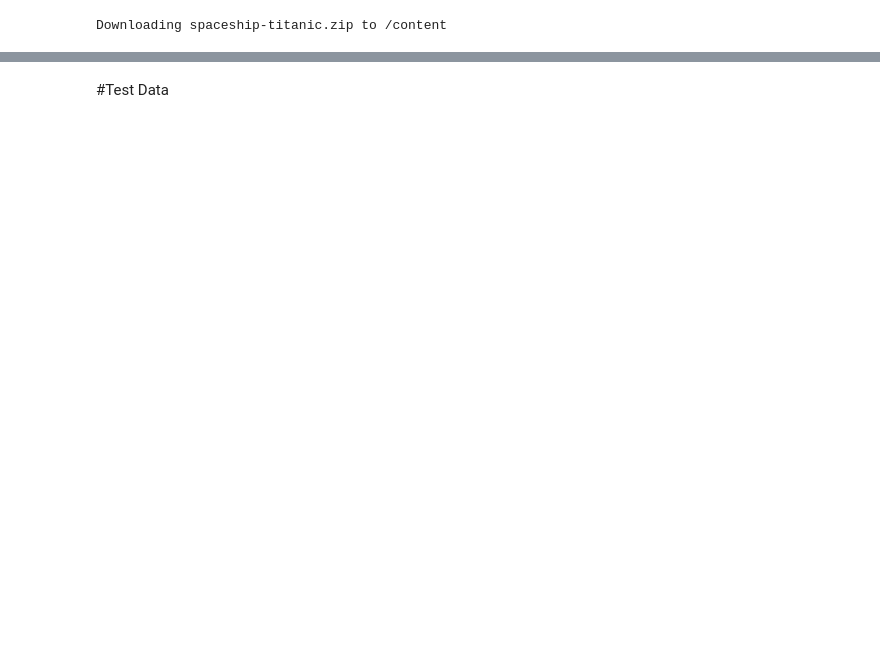
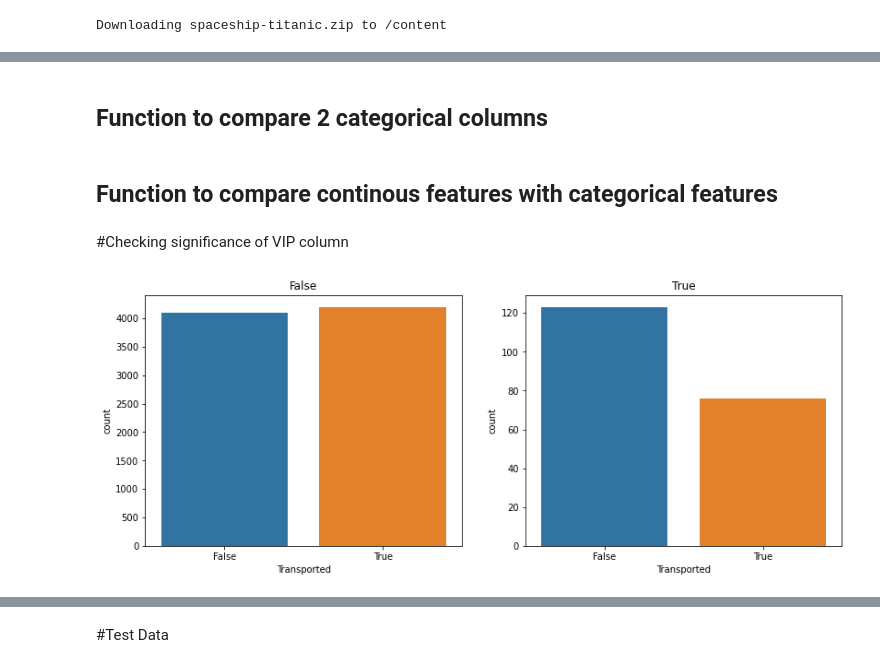
Before and after one commit to yassarmohammed87/SpaceShipTitanic-Kaggle, a Jupyter notebook: Spaceship_Titanic.ipynb, the cells around one changed output, grey strips where cells are left out. Saved outputs shown, nothing was run; the diff lists cells and outputs as text; code cells hidden in the pictures; blank space fills up the shorter version.

```diff
--- a/Spaceship_Titanic.ipynb
+++ b/Spaceship_Titanic.ipynb
@@ -100,0 +166,14 @@ df['Cabin_Num']=cabin_df[1].fillna(0).astype('int')
+# %% [markdown]
+## Function to compare 2 categorical columns
+# %%
+def category_comp_plot(df,by,forCol):
+  col_series=df[by].value_counts().index
+
+  fig, axs = plt.subplots(1, len(col_series), figsize=(12, 5))
+  plt.subplots_adjust(right=1.5)
+  for i,category in enumerate(col_series):
+    plt.subplot(1,len(col_series),i+1)
+    sns.countplot(data=df.loc[df[by]==category],x=forCol)
+    plt.title(category)
+# %% [markdown]
+## Function to compare continous features with categorical features
@@ -100,0 +188,6 @@ df['Cabin_Num']=cabin_df[1].fillna(0).astype('int')
+# %% [markdown]
+#Checking significance of VIP column
+# %%
+category_comp_plot(df,'VIP','Transported')
+# %% [output]
+[figure, added]
```
Also changed, not shown: parts of 237 cells of this notebook.
